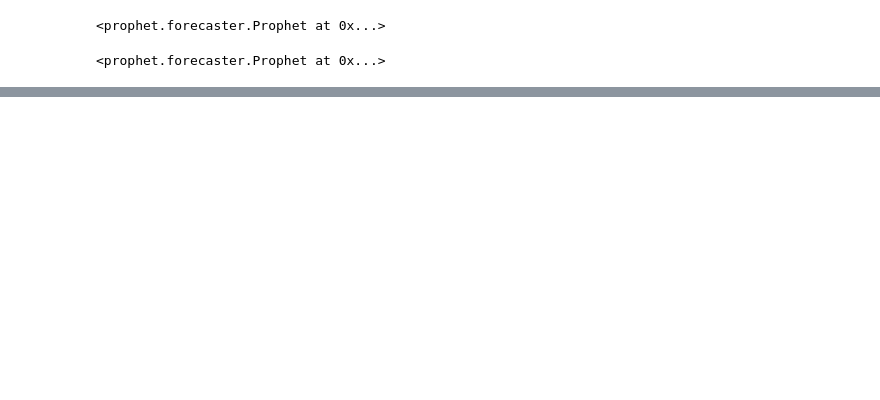
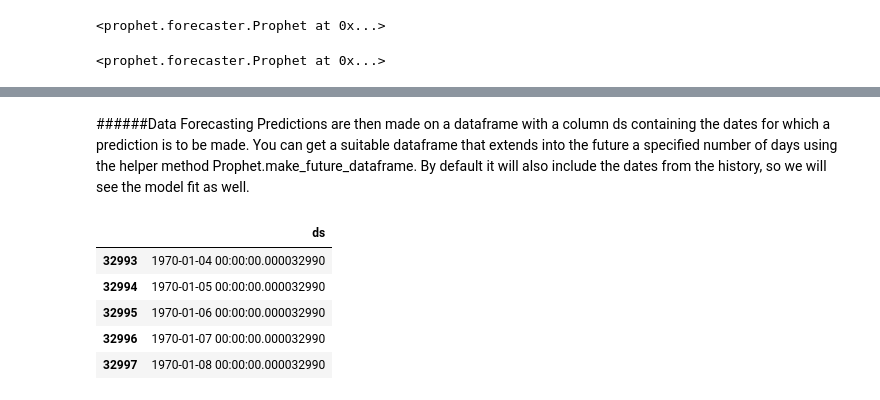
Before and after one commit to czek0/Data-Science-Portfolio, a Jupyter notebook: Covid19_forcasting.ipynb, the cells around one changed output, grey strips where cells are left out. Cells and saved outputs as stored; diff of their text form; code cells hidden in the pictures; blank space fills up the shorter version.

```diff
--- a/Covid19_forcasting.ipynb
+++ b/Covid19_forcasting.ipynb
@@ -139,0 +169,13 @@ DateParseError: day is out of range for month: 0, at position 0
+# %% [markdown]
+######Data Forecasting
+Predictions are then made on a dataframe with a column ds containing the dates for which a prediction is to be made. You can get a suitable dataframe that extends into the future a specified number of days using the helper method Prophet.make_future_dataframe. By default it will also include the dates from the history, so we will see the model fit as well.
+# %%
+future = prophet_model.make_future_dataframe(periods=forecast_window)
+future.tail()
+# %% [output]
+|  | ds |
+| 32993 | 1970-01-04 00:00:00.000032990 |
+| 32994 | 1970-01-05 00:00:00.000032990 |
+| 32995 | 1970-01-06 00:00:00.000032990 |
+| 32996 | 1970-01-07 00:00:00.000032990 |
+| 32997 | 1970-01-08 00:00:00.000032990 |
```
Also changed, not shown: parts of 14 cells of this notebook.
